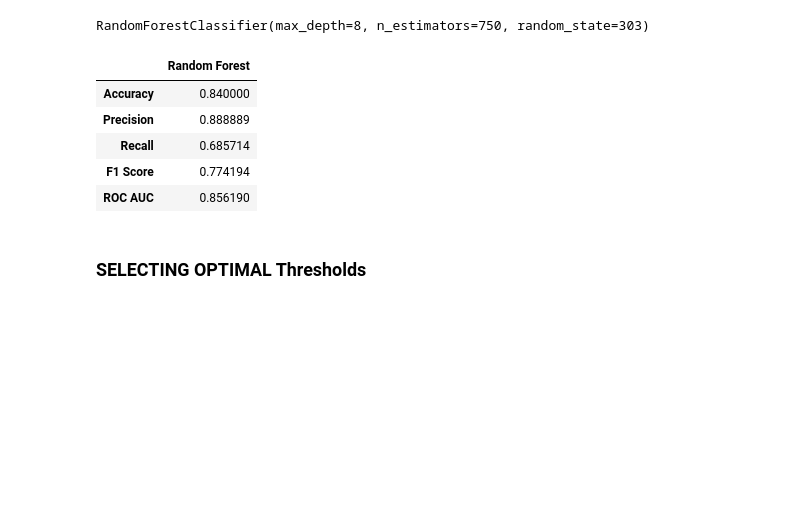
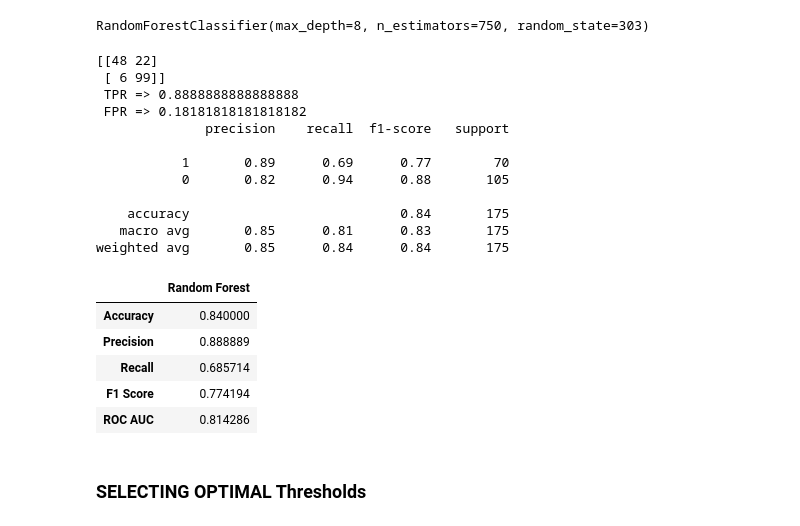
Before and after one commit to melwinmpk/python_datascience, a Jupyter notebook: TitanicDataSet_training/Main Note book/Modeling_ROCAUC.ipynb, the cells around one changed output. Saved outputs shown, nothing was run; the diff lists cells and outputs as text; code cells hidden in the pictures; blank space fills up the shorter version.

Commit message:
F1 Score complete

```diff
--- a/TitanicDataSet_training/Main Note book/Modeling_ROCAUC.ipynb
+++ b/TitanicDataSet_training/Main Note book/Modeling_ROCAUC.ipynb
@@ -251,23 +300,34 @@ model_rf.set_params(n_estimators=750,
 RandomForestClassifier(max_depth=8, n_estimators=750, random_state=303)
 # %%
 model_rf.fit(x_train, y_train)
-prediction_test = model_rf.predict(x_test)
 y_score= metrics.accuracy_score(y_test, prediction_test)
 y_pred= model_rf.predict(x_test)
 #########################################################
-y_pred = model_rf.predict_proba(x_test)[:, 1]
 fpr_dt, tpr_dt, _ = roc_curve(y_test, y_pred)
 roc_auc_rf = auc(fpr_dt, tpr_dt)
 #########################################################
+
 metrix_rf = model_compare("Random Forest",model_rf, y_test, prediction_test, y_score , roc_auc_rf )
 metrix_rf
 # %% [output]
+[[48 22]
+ [ 6 99]]
+ TPR => 0.8888888888888888
+ FPR => 0.18181818181818182
+              precision    recall  f1-score   support
+
+           1       0.89      0.69      0.77        70
+           0       0.82      0.94      0.88       105
+
+    accuracy                           0.84       175
+   macro avg       0.85      0.81      0.83       175
+weighted avg       0.85      0.84      0.84       175
 |  | Random Forest |
 | Accuracy | 0.840000 |
 | Precision | 0.888889 |
 | Recall | 0.685714 |
 | F1 Score | 0.774194 |
-| ROC AUC | 0.856190 |
+| ROC AUC | 0.814286 |
 # %% [markdown]
 ### SELECTING OPTIMAL Thresholds
 # %%
```
Also changed, not shown: parts of 6 cells of this notebook, 2 other files.
